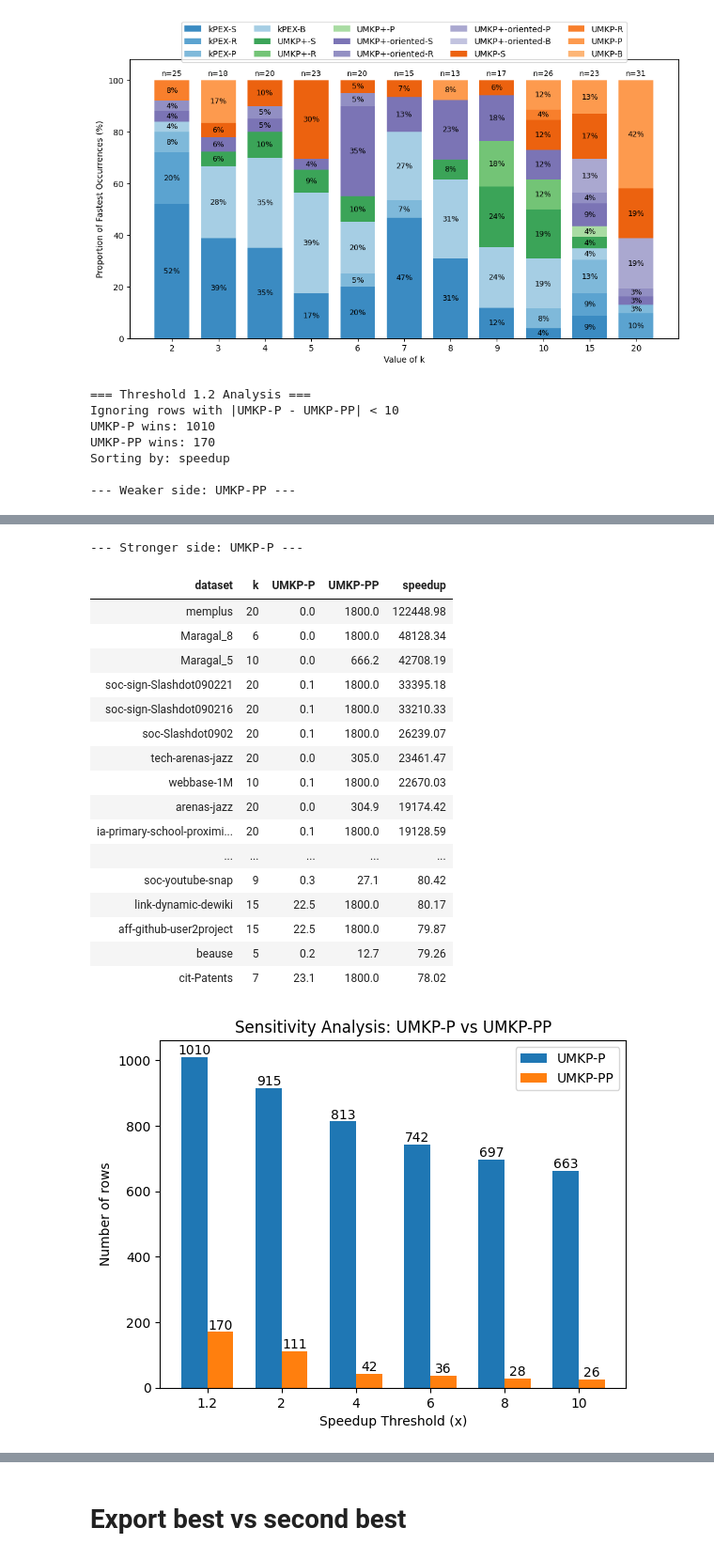
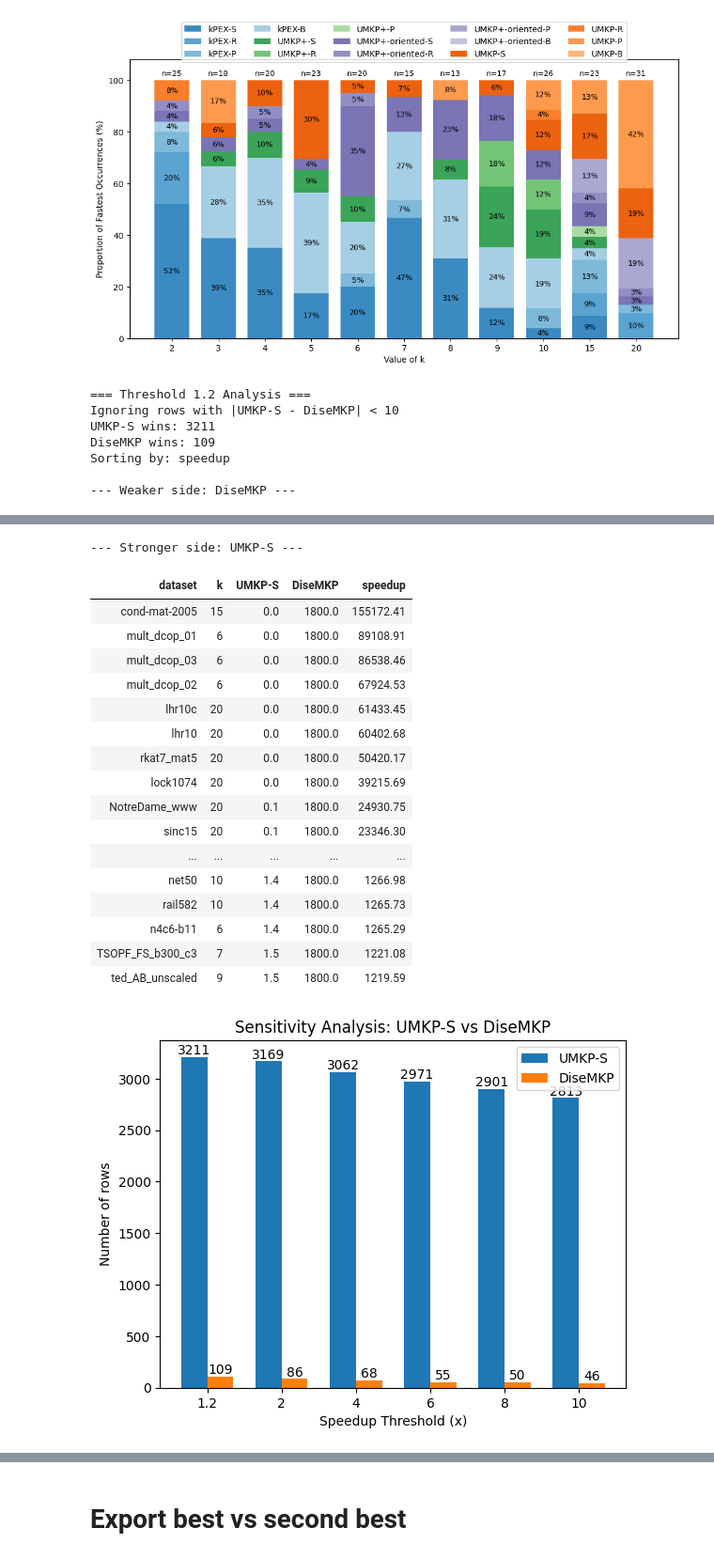
Before and after one commit to akhlaqueak/kplex-ML, a Jupyter notebook: notebooks/entire-data-algos.ipynb, the cells around one changed output, grey strips where cells are left out. Shown at 94% size. Cells and saved outputs as stored; diff of their text form; code cells hidden in the pictures.

```diff
--- a/notebooks/entire-data-algos.ipynb
+++ b/notebooks/entire-data-algos.ipynb
@@ -349,8 +366,8 @@ def compare_speedups(df, col_a, col_b,
     plt.legend()
     plt.show()
 
-# compare_speedups(df, "UMKP-S", "DiseMKP", min_abs_diff=10)
-compare_speedups(df, "UMKP-P", "UMKP-PP", min_abs_diff=10)
+compare_speedups(df, "UMKP-S", "DiseMKP", min_abs_diff=10)
+# compare_speedups(df, "UMKP-P", "Maple",  min_abs_diff=10)
 # compare_speedups(df, "UMKP+-oriented-B", "kPlexT", min_abs_diff=10)
 # compare_speedups(df, "CTCP-KPEX", "CFCTCP-KPEX", min_abs_diff=10)
 # compare_speedups(df, "CTCP-KPEX", "CTCP-EGO", min_abs_diff=1)
@@ -363,9 +380,9 @@ compare_speedups(df, "UMKP-P", "UMKP-PP", min_abs_diff=10)
 # compare_speedups(df, "kPEX-orig", "kPEX", min_abs_diff=10)
 # %% [output]
 === Threshold 1.2 Analysis ===
-Ignoring rows with |UMKP-P - UMKP-PP| < 10
-UMKP-P wins: 1010
-UMKP-PP wins: 170
+Ignoring rows with |UMKP-S - DiseMKP| < 10
+UMKP-S wins: 3211
+DiseMKP wins: 109
 Sorting by: speedup
 
---- Weaker side: UMKP-PP ---
+--- Weaker side: DiseMKP ---
@@ -389,22 +406,22 @@ Sorting by: speedup
---- Stronger side: UMKP-P ---
+--- Stronger side: UMKP-S ---
-| dataset | k | UMKP-P | UMKP-PP | speedup |
-| memplus | 20 | 0.0 | 1800.0 | 122448.98 |
-| Maragal_8 | 6 | 0.0 | 1800.0 | 48128.34 |
-| Maragal_5 | 10 | 0.0 | 666.2 | 42708.19 |
-| soc-sign-Slashdot090221 | 20 | 0.1 | 1800.0 | 33395.18 |
-| soc-sign-Slashdot090216 | 20 | 0.1 | 1800.0 | 33210.33 |
-| soc-Slashdot0902 | 20 | 0.1 | 1800.0 | 26239.07 |
-| tech-arenas-jazz | 20 | 0.0 | 305.0 | 23461.47 |
-| webbase-1M | 10 | 0.1 | 1800.0 | 22670.03 |
-| arenas-jazz | 20 | 0.0 | 304.9 | 19174.42 |
-| ia-primary-school-proximi... | 20 | 0.1 | 1800.0 | 19128.59 |
+| dataset | k | UMKP-S | DiseMKP | speedup |
+| cond-mat-2005 | 15 | 0.0 | 1800.0 | 155172.41 |
+| mult_dcop_01 | 6 | 0.0 | 1800.0 | 89108.91 |
+| mult_dcop_03 | 6 | 0.0 | 1800.0 | 86538.46 |
+| mult_dcop_02 | 6 | 0.0 | 1800.0 | 67924.53 |
+| lhr10c | 20 | 0.0 | 1800.0 | 61433.45 |
+| lhr10 | 20 | 0.0 | 1800.0 | 60402.68 |
+| rkat7_mat5 | 20 | 0.0 | 1800.0 | 50420.17 |
+| lock1074 | 20 | 0.0 | 1800.0 | 39215.69 |
+| NotreDame_www | 20 | 0.1 | 1800.0 | 24930.75 |
+| sinc15 | 20 | 0.1 | 1800.0 | 23346.30 |
 | ... | ... | ... | ... | ... |
-| soc-youtube-snap | 9 | 0.3 | 27.1 | 80.42 |
-| link-dynamic-dewiki | 15 | 22.5 | 1800.0 | 80.17 |
-| aff-github-user2project | 15 | 22.5 | 1800.0 | 79.87 |
-| beause | 5 | 0.2 | 12.7 | 79.26 |
-| cit-Patents | 7 | 23.1 | 1800.0 | 78.02 |
+| net50 | 10 | 1.4 | 1800.0 | 1266.98 |
+| rail582 | 10 | 1.4 | 1800.0 | 1265.73 |
+| n4c6-b11 | 6 | 1.4 | 1800.0 | 1265.29 |
+| TSOPF_FS_b300_c3 | 7 | 1.5 | 1800.0 | 1221.08 |
+| ted_AB_unscaled | 9 | 1.5 | 1800.0 | 1219.59 |
-[figure, old version]
+[figure, new version]
 # %%
 def compare_cols(df, col1, col2, extra_cols=("dataset", "k", "UMKP+-P"), ignore_value=1800):
     mask = (
```
Also changed, not shown: parts of 5 cells of this notebook, 19 other files.
